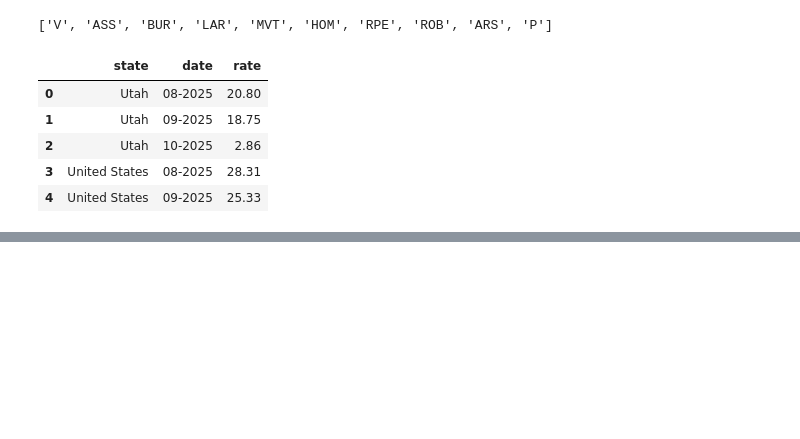
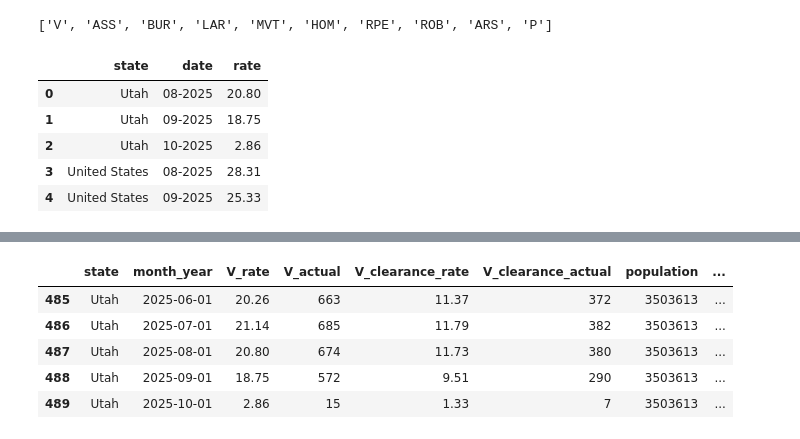
Before and after one commit to ThatTwoDude/Stat386_FinalProject_Streamlit_copy, a Jupyter notebook: GetFBIData.ipynb, the cells around one changed output, grey strips where cells are left out. Drawn from its saved outputs; the diff is of its cells as text; code cells hidden in the pictures; blank space fills up the shorter version.

```diff
--- a/GetFBIData.ipynb
+++ b/GetFBIData.ipynb
@@ -128,0 +188,9 @@ for st in states:
+# %%
+df.tail()
+# %% [output]
+|  | state | month_year | V_rate | V_actual | V_clearance_rate | V_clearance_actual | population | ... |
+| 485 | Utah | 2025-06-01 | 20.26 | 663 | 11.37 | 372 | 3503613 | ... |
+| 486 | Utah | 2025-07-01 | 21.14 | 685 | 11.79 | 382 | 3503613 | ... |
+| 487 | Utah | 2025-08-01 | 20.80 | 674 | 11.73 | 380 | 3503613 | ... |
+| 488 | Utah | 2025-09-01 | 18.75 | 572 | 9.51 | 290 | 3503613 | ... |
+| 489 | Utah | 2025-10-01 | 2.86 | 15 | 1.33 | 7 | 3503613 | ... |
```
Also changed, not shown: parts of 8 cells of this notebook.
